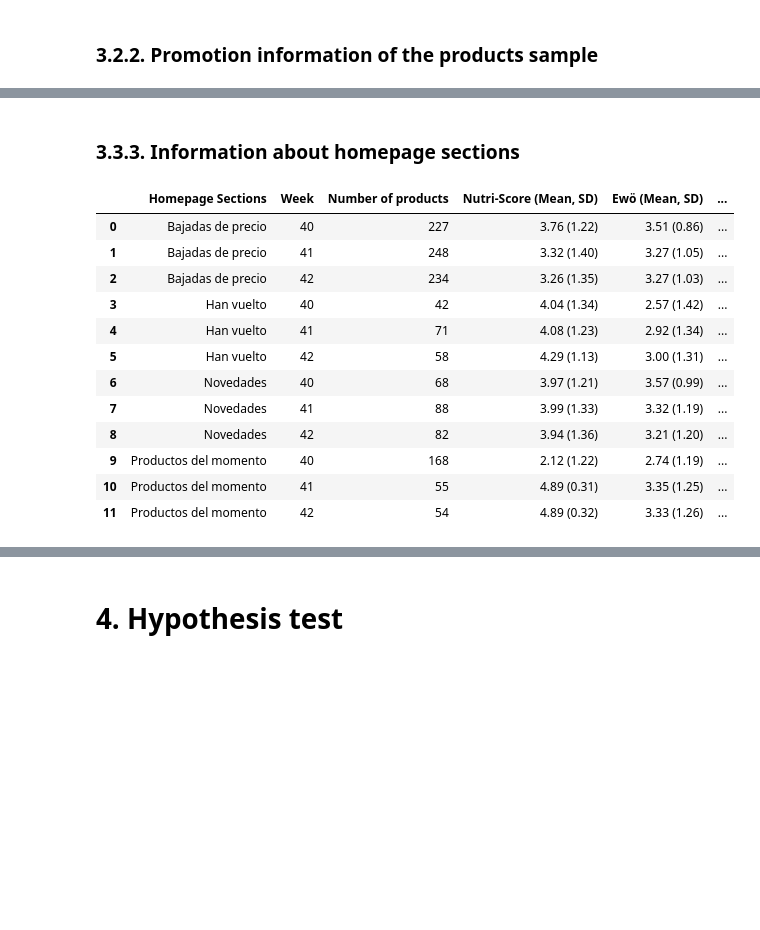
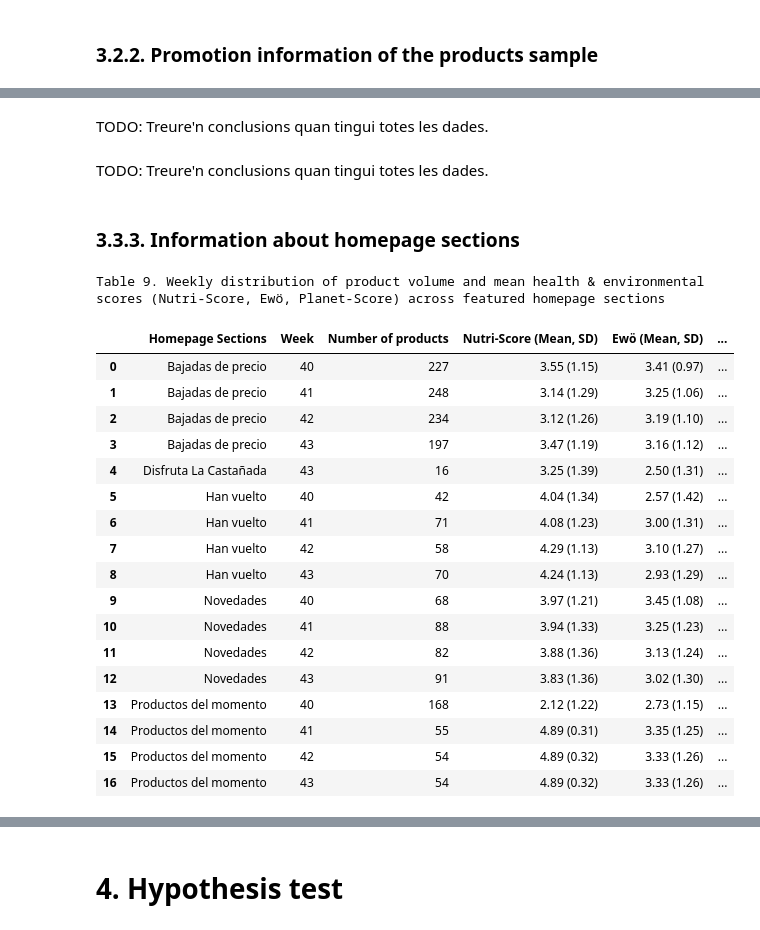
Before and after one commit to cescFT/TFM-fferretar-code, a Jupyter notebook: data-analysis/TFM-fferretar-data-analysis.ipynb, the cells around one changed output, grey strips where cells are left out. Saved outputs shown, nothing was run; the diff lists cells and outputs as text; code cells hidden in the pictures; blank space fills up the shorter version.

```diff
--- a/data-analysis/TFM-fferretar-data-analysis.ipynb
+++ b/data-analysis/TFM-fferretar-data-analysis.ipynb
@@ -612,15 +489,17 @@ TODO: REVISAR!
 # %%
 df_products["is_pack"] = df_products["is_pack"].astype(bool)
 df_products["id_product"] = df_products["id_product"].astype("object")
+df_products['postal_code'] = df_products['postal_code'].astype(str).str.strip().str.zfill(5)
 to_category_cols = ["category", "subcategory", "title_category_main_page"]
 
 for cat in to_category_cols:
     df_products[cat] = df_products[cat].astype('category')
 
 
-df_products = df_products[["week_num", "postal_code", "id_product", "category", "subcategory",
+df_products = df_products[["date_scraped","week_num", "postal_code", "id_product", "category", "subcategory",
 "title_category_main_page", "product_name", "pvp", "previous_pvp", "nutriscore", "planetscore", "ewo_ultra_processed_punctuation",
 "is_pack", "total_units", "can_nutriscore_be_calculated", "can_ewo_be_calculated"]]
 
+print("List of products scraped for each week and postal code with selected data")
 df_products
 # %% [output]
@@ -661,0 +562,9 @@ As you can see, there are other variables that are excluded of this analysis. Bu
+# %%
+df_products['category_norm'] = df_products['category'].astype(str).str.replace(",", "").str.strip()
+df_products['category_norm'] = df_products['category_norm'].apply(lambda x: normalize_text(x))
+
+df_products['subcategory_norm'] = df_products['subcategory'].astype(str).str.replace(',', '').str.strip()
+df_products['subcategory_norm'] = df_products['subcategory_norm'].apply(lambda x: normalize_text(x))
+
+print("Checking the normalisation of the data")
+df_products[['category', 'category_norm', 'subcategory', 'subcategory_norm']]
@@ -1949,0 +1536,2 @@ plot_score_distribution_by_postal_code(
+# %%
+df_products = generate_promotion_information_by_basic_information(df_products)
@@ -1949,0 +1991,2 @@ plot_score_distribution_by_postal_code(
+# %% [markdown]
+TODO: Treure'n conclusions quan tingui totes les dades.
@@ -1950,30 +1995,34 @@ plot_score_distribution_by_postal_code(
+# %% [markdown]
+TODO: Treure'n conclusions quan tingui totes les dades.
 # %% [markdown]
 ### 3.3.3. Information about homepage sections
 # %%
-def generate_homepage_sections_table(
-    df, section_col='title_category_main_page'
-):
-    """Genera la taula sol·licitada per les tutores:
+def generate_homepage_sections_table(df: pd.DataFrame) -> pd.DataFrame:
+    """
+    Function that generates information of homepage sections per week.
+    It shows the total products every week and how changes Nutri-Score,
+    Ewö ultraprocessing level and Planet-Score.
 
-    Homepage Sections | Week | Number of products | Nutri-Score | Ewö |
-    Planet-Score
+    Args:
+        df (pd.DataFrame): DataFrame with data.
+
+    Returns:
+        pd.DataFrame: DataFrame with the data for every week and homepage section.
     """
+
     has_planet_data = (
         'planetscore' in df.columns
         and df['planetscore'].notna().sum() > 0
     )
 
-    # 2. Filtrem només els productes que apareixen en alguna secció de la Homepage
-    df_home = df[df[section_col].notna()].copy()
+    df_home = df[df['title_category_main_page'].notna()].copy()
 
-    # 3. Agrupem per Secció i Setmana
     rows = []
-    grouped = df_home.groupby([section_col, 'week_num'], observed=True)
+    grouped = df_home.groupby(['title_category_main_page', 'week_num'], observed=True)
 
     for (section, week), group in grouped:
         n_products = len(group)
 
-        # Nutri-Score (Mean; SD) -> 1=A, 5=E
         nutri_s = group['nutriscore_num'].dropna()
         nutri_str = (
             f'{nutri_s.mean():.2f} ({nutri_s.std():.2f})'
@@ -1981,52 +2030,58 @@ def generate_homepage_sections_table(
             else (f'{nutri_s.mean():.2f}' if len(nutri_s) == 1 else 'N/A')
         )
 
-        # EWÖ (Mean; SD) -> 1=Mínim, 4=Ultraprocessat
         ewo_s = group['ewo_ultra_processed_punctuation'].dropna()
         ewo_str = (
             f'{ewo_s.mean():.2f} ({ewo_s.std():.2f})'
             if len(ewo_s) > 1
             else (f'{ewo_s.mean():.2f}' if len(ewo_s) == 1 else 'N/A')
         )
 
-        # Planet-Score (Mean; SD) -> 1=A, 5=E
         if has_planet_data:
             planet_s = group['planetscore_num'].dropna()
             planet_str = (
                 f'{planet_s.mean():.2f} ({planet_s.std():.2f})'
                 if len(planet_s) > 1
                 else (f'{planet_s.mean():.2f}' if len(planet_s) == 1 else 'N/A')
             )
         else:
             planet_str = 'Pending'
 
         rows.append({
             'Homepage Sections': section,
             'Week': week,
             'Number of products': n_products,
             'Nutri-Score (Mean, SD)': nutri_str,
             'Ewö (Mean, SD)': ewo_str,
             'Planet-Score (Mean, SD)': planet_str,
         })
 
     return pd.DataFrame(rows)
 
 
-# Execució de la taula
 homepage_table_df = generate_homepage_sections_table(df_products)
+
+print("Table 9. Weekly distribution of product volume and mean health & environmental scores (Nutri-Score, Ewö, Planet-Score)\
+ across featured homepage sections")
 homepage_table_df
 # %% [output]
+Table 9. Weekly distribution of product volume and mean health & environmental scores (Nutri-Score, Ewö, Planet-Score) across featured homepage sections
 |  | Homepage Sections | Week | Number of products | Nutri-Score (Mean, SD) | Ewö (Mean, SD) | ... |
-| 0 | Bajadas de precio | 40 | 227 | 3.76 (1.22) | 3.51 (0.86) | ... |
-| 1 | Bajadas de precio | 41 | 248 | 3.32 (1.40) | 3.27 (1.05) | ... |
-| 2 | Bajadas de precio | 42 | 234 | 3.26 (1.35) | 3.27 (1.03) | ... |
-| 3 | Han vuelto | 40 | 42 | 4.04 (1.34) | 2.57 (1.42) | ... |
-| 4 | Han vuelto | 41 | 71 | 4.08 (1.23) | 2.92 (1.34) | ... |
-| 5 | Han vuelto | 42 | 58 | 4.29 (1.13) | 3.00 (1.31) | ... |
-| 6 | Novedades | 40 | 68 | 3.97 (1.21) | 3.57 (0.99) | ... |
-| 7 | Novedades | 41 | 88 | 3.99 (1.33) | 3.32 (1.19) | ... |
-| 8 | Novedades | 42 | 82 | 3.94 (1.36) | 3.21 (1.20) | ... |
-| 9 | Productos del momento | 40 | 168 | 2.12 (1.22) | 2.74 (1.19) | ... |
-| 10 | Productos del momento | 41 | 55 | 4.89 (0.31) | 3.35 (1.25) | ... |
-| 11 | Productos del momento | 42 | 54 | 4.89 (0.32) | 3.33 (1.26) | ... |
+| 0 | Bajadas de precio | 40 | 227 | 3.55 (1.15) | 3.41 (0.97) | ... |
+| 1 | Bajadas de precio | 41 | 248 | 3.14 (1.29) | 3.25 (1.06) | ... |
+| 2 | Bajadas de precio | 42 | 234 | 3.12 (1.26) | 3.19 (1.10) | ... |
+| 3 | Bajadas de precio | 43 | 197 | 3.47 (1.19) | 3.16 (1.12) | ... |
+| 4 | Disfruta La Castañada | 43 | 16 | 3.25 (1.39) | 2.50 (1.31) | ... |
+| 5 | Han vuelto | 40 | 42 | 4.04 (1.34) | 2.57 (1.42) | ... |
+| 6 | Han vuelto | 41 | 71 | 4.08 (1.23) | 3.00 (1.31) | ... |
+| 7 | Han vuelto | 42 | 58 | 4.29 (1.13) | 3.10 (1.27) | ... |
+| 8 | Han vuelto | 43 | 70 | 4.24 (1.13) | 2.93 (1.29) | ... |
+| 9 | Novedades | 40 | 68 | 3.97 (1.21) | 3.45 (1.08) | ... |
+| 10 | Novedades | 41 | 88 | 3.94 (1.33) | 3.25 (1.23) | ... |
+| 11 | Novedades | 42 | 82 | 3.88 (1.36) | 3.13 (1.24) | ... |
+| 12 | Novedades | 43 | 91 | 3.83 (1.36) | 3.02 (1.30) | ... |
+| 13 | Productos del momento | 40 | 168 | 2.12 (1.22) | 2.73 (1.15) | ... |
+| 14 | Productos del momento | 41 | 55 | 4.89 (0.31) | 3.35 (1.25) | ... |
+| 15 | Productos del momento | 42 | 54 | 4.89 (0.32) | 3.33 (1.26) | ... |
+| 16 | Productos del momento | 43 | 54 | 4.89 (0.32) | 3.33 (1.26) | ... |
 # %% [markdown]
```
Also changed, not shown: parts of 191 cells of this notebook.
